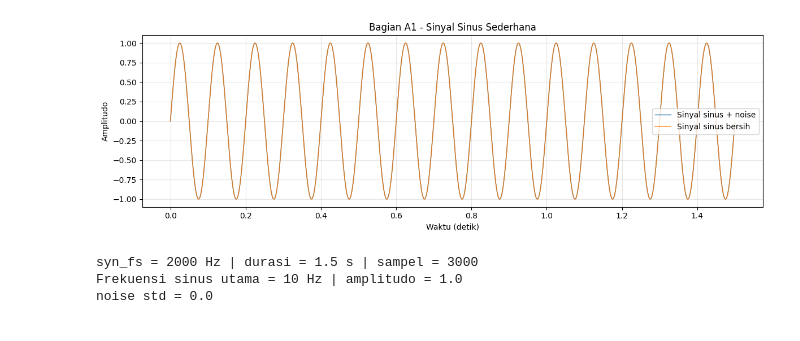
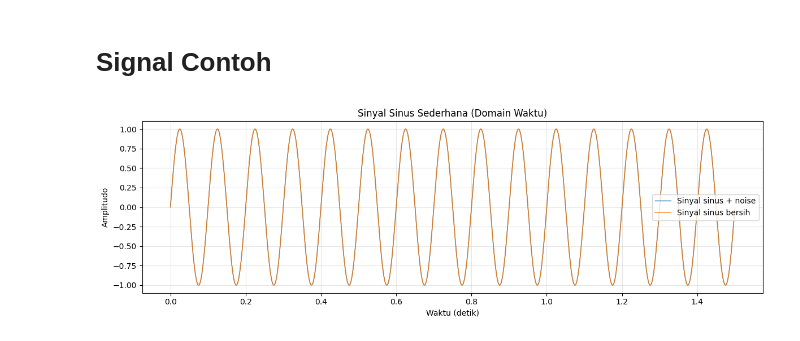
Before and after one commit to mmasdar/EMG-MedAI, a Jupyter notebook: FFT_processing_tahap 1.ipynb, the cells around one changed output. Saved outputs shown, nothing was run; the diff lists cells and outputs as text; code cells hidden in the pictures.

```diff
--- a/FFT_processing_tahap 1.ipynb
+++ b/FFT_processing_tahap 1.ipynb
@@ -13,51 +1,35 @@ Urutan eksekusi yang disarankan:
+# %% [markdown]
+# Signal Contoh
 # %%
 import numpy as np
 import matplotlib.pyplot as plt
 
-# ======================================================
-# BAGIAN A1 - SINYAL SEDERHANA (1 SINUS)
-# ======================================================
-# Parameter utama (mudah diubah)
-syn_fs = 2000           # Sampling frequency (Hz)
-syn_duration = 1.5      # Durasi (detik)
+syn_fs = 2000           # Frekuensi sampling (Hz)
+syn_duration = 1.5      # Durasi sinyal (detik)
 syn_f0 = 10             # Frekuensi sinus utama (Hz)
 syn_amp0 = 1.0          # Amplitudo sinus
 syn_phase0 = 0.0        # Fase awal (radian)
-syn_noise_std = 0.0     # Noise (0.0 = tanpa noise)
-syn_random_seed = 42
+syn_noise_std = 0.0     # Standar deviasi noise (0.0 = tanpa noise)
+syn_random_seed = 42    # Benih acak agar hasil noise konsisten
 
-# Sumbu waktu
 t = np.arange(0, syn_duration, 1 / syn_fs)
 
-# Sinyal sinus bersih
 syn_clean_signal = syn_amp0 * np.sin(2 * np.pi * syn_f0 * t + syn_phase0)
 
-# Noise Gaussian opsional
 rng = np.random.default_rng(syn_random_seed)
 syn_noise = rng.normal(0, syn_noise_std, size=t.shape)
 syn_signal = syn_clean_signal + syn_noise
 
-# Simpan untuk cell FFT berikutnya
-syn_n = len(syn_signal)
-
-# Plot domain waktu
 plt.figure(figsize=(12, 4))
 plt.plot(t, syn_signal, lw=1.0, color="tab:blue", label="Sinyal sinus + noise")
 plt.plot(t, syn_clean_signal, lw=1.2, color="tab:orange", alpha=0.8, label="Sinyal sinus bersih")
-plt.title("Bagian A1 - Sinyal Sinus Sederhana")
+plt.title("Sinyal Sinus Sederhana (Domain Waktu)")
 plt.xlabel("Waktu (detik)")
 plt.ylabel("Amplitudo")
 plt.grid(alpha=0.3)
 plt.legend()
 plt.tight_layout()
 plt.show()
-
-print(f"syn_fs = {syn_fs} Hz | durasi = {syn_duration} s | sampel = {syn_n}")
-print(f"Frekuensi sinus utama = {syn_f0} Hz | amplitudo = {syn_amp0}")
-print(f"noise std = {syn_noise_std}")
 # %% [output]
-[figure, old version]
+[figure, new version]
-syn_fs = 2000 Hz | durasi = 1.5 s | sampel = 3000
-Frekuensi sinus utama = 10 Hz | amplitudo = 1.0
-noise std = 0.0
 # %%
```
Also changed, not shown: parts of 6 cells of this notebook.
